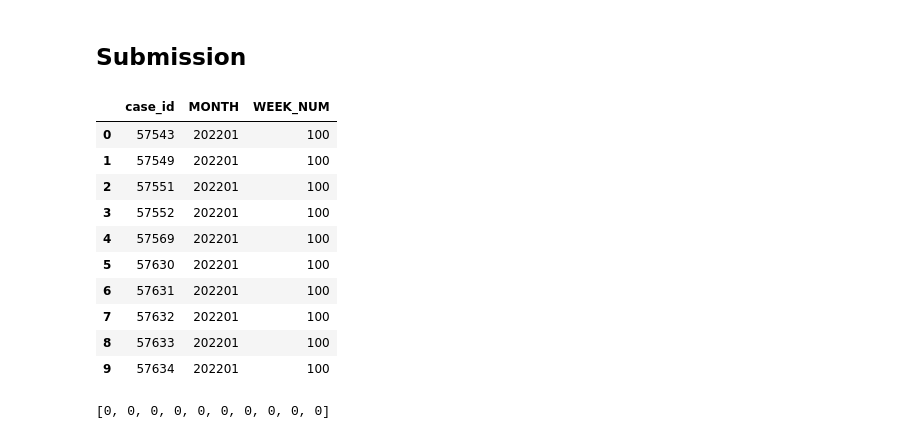
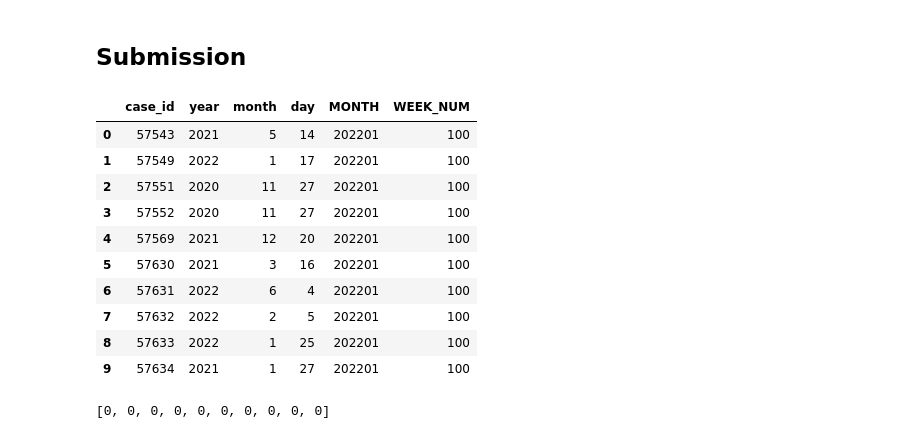
Before and after one commit to yctsaiyc/home-credit-credit-risk-model-stability, a Jupyter notebook: home-credit-credit-risk-model-stability.ipynb, the cells around one changed output. Saved outputs shown, nothing was run; the diff lists cells and outputs as text; code cells hidden in the pictures.

Commit message:
Kaggle Notebook | Home Credit - Credit Risk Model Stability | OnlyBaseTable

```diff
--- a/home-credit-credit-risk-model-stability.ipynb
+++ b/home-credit-credit-risk-model-stability.ipynb
@@ -389,22 +430,26 @@ weighted avg       0.86      0.86      0.85     78862
 # %%
 submissionDir = os.path.join(projDir, "csv_files/test/")
 submission_path = os.path.join(submissionDir, 'test_base.csv')
 X_submission = pd.read_csv(submission_path)
 
+X_submission['date_decision'] = pd.to_datetime(X_submission['date_decision'])
+X_submission.insert(1, 'year', X_submission['date_decision'].dt.year)
+X_submission.insert(2, 'month', X_submission['date_decision'].dt.month)
+X_submission.insert(3, 'day', X_submission['date_decision'].dt.day)
 X_submission = X_submission.drop('date_decision', axis=1)
 X_submission
 # %% [output]
-|  | case_id | MONTH | WEEK_NUM |
-| 0 | 57543 | 202201 | 100 |
-| 1 | 57549 | 202201 | 100 |
-| 2 | 57551 | 202201 | 100 |
-| 3 | 57552 | 202201 | 100 |
-| 4 | 57569 | 202201 | 100 |
-| 5 | 57630 | 202201 | 100 |
-| 6 | 57631 | 202201 | 100 |
-| 7 | 57632 | 202201 | 100 |
-| 8 | 57633 | 202201 | 100 |
-| 9 | 57634 | 202201 | 100 |
+|  | case_id | year | month | day | MONTH | WEEK_NUM |
+| 0 | 57543 | 2021 | 5 | 14 | 202201 | 100 |
+| 1 | 57549 | 2022 | 1 | 17 | 202201 | 100 |
+| 2 | 57551 | 2020 | 11 | 27 | 202201 | 100 |
+| 3 | 57552 | 2020 | 11 | 27 | 202201 | 100 |
+| 4 | 57569 | 2021 | 12 | 20 | 202201 | 100 |
+| 5 | 57630 | 2021 | 3 | 16 | 202201 | 100 |
+| 6 | 57631 | 2022 | 6 | 4 | 202201 | 100 |
+| 7 | 57632 | 2022 | 2 | 5 | 202201 | 100 |
+| 8 | 57633 | 2022 | 1 | 25 | 202201 | 100 |
+| 9 | 57634 | 2021 | 1 | 27 | 202201 | 100 |
 # %%
 # LGBM
 y_submission_pred = bst.predict(X_submission, num_iteration=bst.best_iteration, predict_disable_shape_check=True)
```
Also changed, not shown: parts of 6 cells of this notebook.
